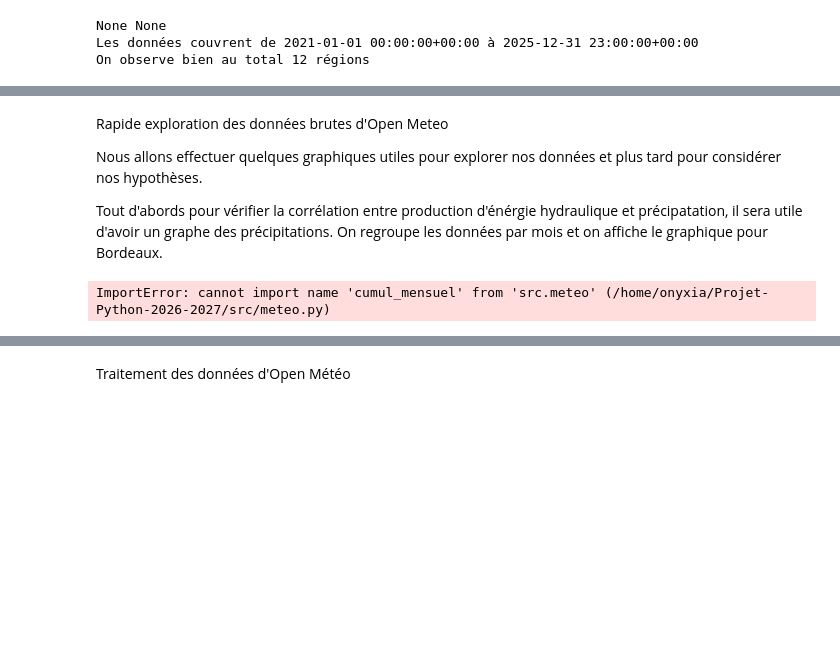
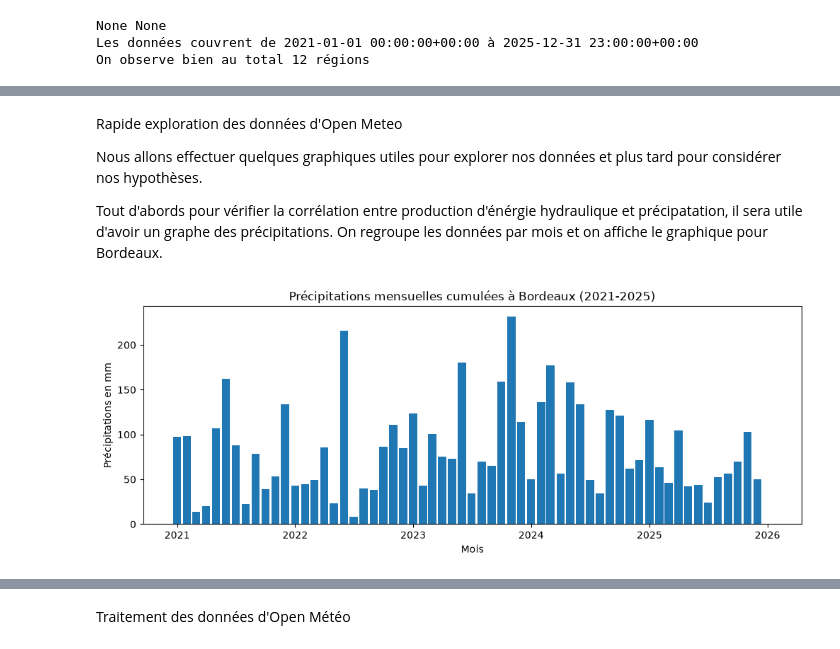
Before and after one commit to Cherif-git-code/Projet-Python-2026-2027, a Jupyter notebook: Rendu_final.ipynb, the cells around one changed output, grey strips where cells are left out. Cells and saved outputs as stored; diff of their text form; code cells hidden in the pictures; blank space fills up the shorter version.

Commit message:
Commit stat descriptive Open meteo fin

```diff
--- a/Rendu_final.ipynb
+++ b/Rendu_final.ipynb
@@ -41,9 +41,15 @@ None None
 Les données couvrent de 2021-01-01 00:00:00+00:00 à 2025-12-31 23:00:00+00:00
 On observe bien au total 12 régions
 # %%
+import importlib
+importlib.reload(src.meteo)
+from src.meteo import preparer_meteo
 #Les données sont globalement déjà propres
 print("pour chaque variable, on vérifie bien qu'on a toutes les observations", meteo_pur.isna().sum(), "puis combien de doublon il y a",meteo_pur.duplicated(["ville", "time"]).sum())
 #Les noms de colonnes sont également assez explicites donc on a pas vraiment trouvé d'intérêt à les renommer.
+
+meteo = preparer_meteo(meteo_pur)
+meteo.head()
 # %% [output]
 pour chaque variable, on vérifie bien qu'on a toutes les observations time                   0
 temperature_2m         0
@@ -57,22 +69,23 @@ dtype: int64 puis combien de doublon il y a 0
 # %% [markdown]
-Rapide exploration des données brutes d'Open Meteo
+Rapide exploration des données d'Open Meteo
 
 Nous allons effectuer quelques graphiques utiles pour explorer nos données et plus tard pour considérer nos hypothèses.
 
 Tout d'abords pour vérifier la corrélation entre production d'énérgie hydraulique et précipatation, il sera utile d'avoir un graphe des précipitations. On regroupe les données par mois et on affiche le graphique pour Bordeaux.
 # %%
 import matplotlib.pyplot as plt
+import src.meteo
 from src.meteo import cumul_mensuel
 
 
 ville = "bordeaux"
-pluie = cumul_mensuel(meteo_pur, ville)
+pluie = cumul_mensuel(meteo, ville)
 
 fig, ax = plt.subplots(figsize=(12, 4))
 ax.bar(pluie.index, pluie.values, width=25)
 ax.set_title(f"Précipitations mensuelles cumulées à {ville.capitalize()} (2021-2025)")
 ax.set_xlabel("Mois")
-ax.set_ylabel("Précipitations (mm)")
+ax.set_ylabel("Précipitations en mm")
 plt.show()
 # %% [output]
-ImportError: cannot import name 'cumul_mensuel' from 'src.meteo' (/home/onyxia/Projet-Python-2026-2027/src/meteo.py)
+[figure, added]
```
Also changed, not shown: parts of 5 cells of this notebook, 1 other file.
